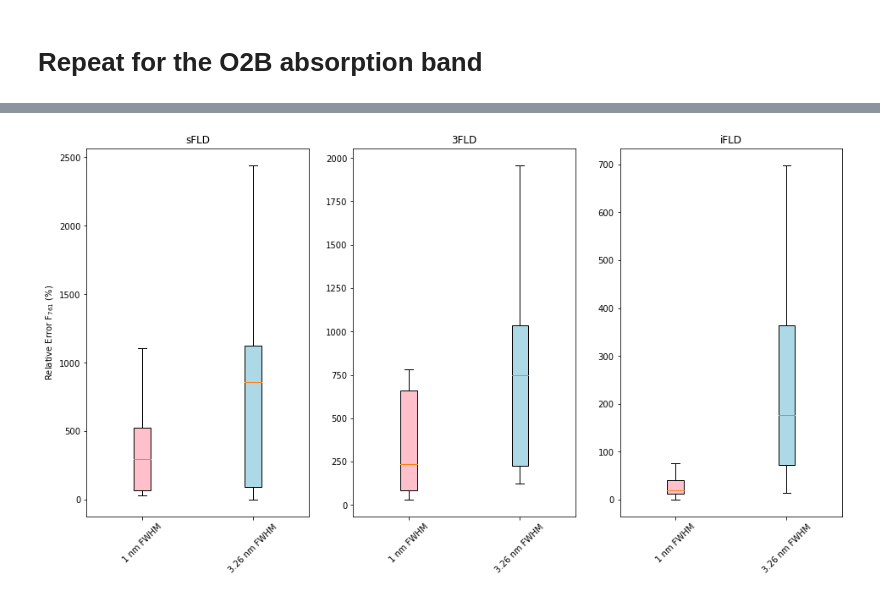
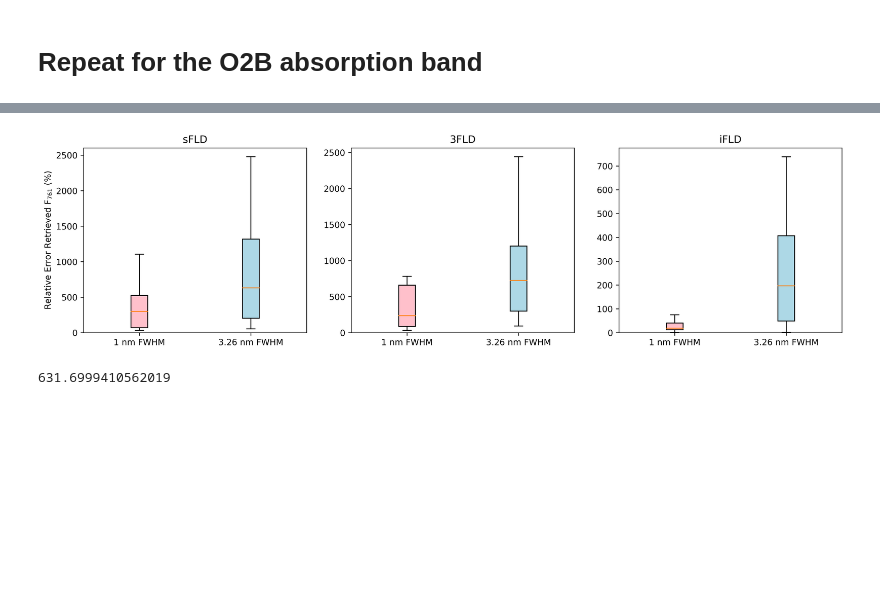
Before and after one commit to JamesWallace99/SIF_MISCADA_PROJECT, a Jupyter notebook: SCOPE_simulations/EU_FLD_analysis.ipynb, the cells around one changed output, grey strips where cells are left out. Cells and saved outputs as stored; diff of their text form; code cells hidden in the pictures; blank space fills up the shorter version.

```diff
--- a/SCOPE_simulations/EU_FLD_analysis.ipynb
+++ b/SCOPE_simulations/EU_FLD_analysis.ipynb
@@ -179,7 +187,7 @@ for i in range(len(retrieved_flourescence)):
     ifld_conv_rel_error.append(relative_error(i_fld_convoluted[i], actual_fluorescence[i]))
 # %%
 # plot box plots for the relative errors
-fig, axes = plt.subplots(1, 3, figsize = (16, 8), dpi = 300)
+fig, axes = plt.subplots(1, 3, figsize = (16, 4), dpi = 600)
 
 labels = ['1 nm FWHM', '3.26 nm FWHM']
 
@@ -192,10 +200,10 @@ bplot1 = axes[0].boxplot(data1, vert = True, patch_artist = True, labels = label
 plt.xticks(rotation= 90)
 axes[0].set_title('sFLD')
 for tick in axes[0].get_xticklabels():
-    tick.set_rotation(45)
+    tick.set_rotation(0)
 
-axes[0].set_ylim(0, 160)
-axes[0].set_ylabel('Relative Error F$_{761}$ (%)')
+axes[0].set_ylim(0, 140)
+axes[0].set_ylabel('Relative Error Retrieved F$_{761}$ (%)')
 
 bplot2 = axes[1].boxplot(data2, notch = False, vert = True, patch_artist = True, labels = labels, showfliers = False)
 
@@ -208,21 +216,21 @@ for bplot in (bplot1, bplot2, bplot3):
         patch.set_facecolor(color)
 
 for tick in axes[1].get_xticklabels():
-    tick.set_rotation(45)
+    tick.set_rotation(0)
 
 for tick in axes[2].get_xticklabels():
-    tick.set_rotation(45)
+    tick.set_rotation(0)
 
-axes[1].set_ylim(0, 50)
-axes[2].set_ylim(0, 50)
+axes[1].set_ylim(0, 40)
+axes[2].set_ylim(0, 40)
 axes[1].set_title('3FLD')
 axes[2].set_title('iFLD')
 
-axes[2].set_ylim(0, 70)
+#axes[2].set_ylim(0, 70)
 
 
 
 plt.show()
 
-plt.savefig('/Users/jameswallace/Desktop/EU_O2A_rel_error.pdf', dpi=300)
+#plt.savefig('/Users/jameswallace/Desktop/EU_O2A_rel_error.pdf', dpi=300)
 # %% [output]
@@ -359,7 +369,7 @@ for i in range(len(retrieved_flourescence)):
     ifld_conv_rel_error.append(relative_error(i_fld_convoluted[i], actual_fluorescence[i]))
 # %%
 # plot box plots for the relative errors
-fig, axes = plt.subplots(1, 3, figsize = (16, 8))
+fig, axes = plt.subplots(1, 3, figsize = (16, 4), dpi = 600)
 
 labels = ['1 nm FWHM', '3.26 nm FWHM']
 
@@ -371,35 +381,41 @@ bplot1 = axes[0].boxplot(data1, vert = True, patch_artist = True, labels = label
 
 plt.xticks(rotation= 90)
 axes[0].set_title('sFLD')
 for tick in axes[0].get_xticklabels():
-    tick.set_rotation(45)
+    tick.set_rotation(0)
 
 #axes[0].set_ylim(0, 150)
-axes[0].set_ylabel('Relative Error F$_{761}$ (%)')
+axes[0].set_ylabel('Relative Error Retrieved F$_{761}$ (%)')
 
 bplot2 = axes[1].boxplot(data2, notch = False, vert = True, patch_artist = True, labels = labels, showfliers = False)
 
 bplot3 = axes[2].boxplot(data3, notch = False, vert = True, patch_artist = True, labels = labels, showfliers = False)
 
 
 colors = ['pink', 'lightblue', 'lightgreen', 'k', 'r', 'g', 'm', 'y', 'w']
 for bplot in (bplot1, bplot2, bplot3):
     for patch, color in zip(bplot['boxes'], colors):
         patch.set_facecolor(color)
 
 for tick in axes[1].get_xticklabels():
-    tick.set_rotation(45)
+    tick.set_rotation(0)
 
 for tick in axes[2].get_xticklabels():
-    tick.set_rotation(45)
+    tick.set_rotation(0)
 
 #axes[1].set_ylim(0, 80)
 #axes[2].set_ylim(0, 80)
 axes[1].set_title('3FLD')
 axes[2].set_title('iFLD')
 
+for i in range(3):
+    axes[i].set_ylim(0)
 
 
 plt.show()
 # %% [output]
-[figure, old version]
+[figure, new version]
+# %%
+np.median(sfld_conv_rel_error)
+# %% [output]
+631.6999410562019
```
Also changed, not shown: parts of 6 cells of this notebook, 5 other files.
